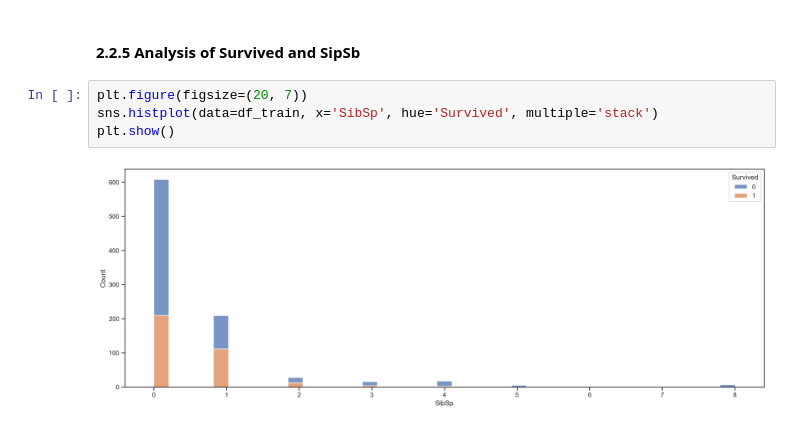
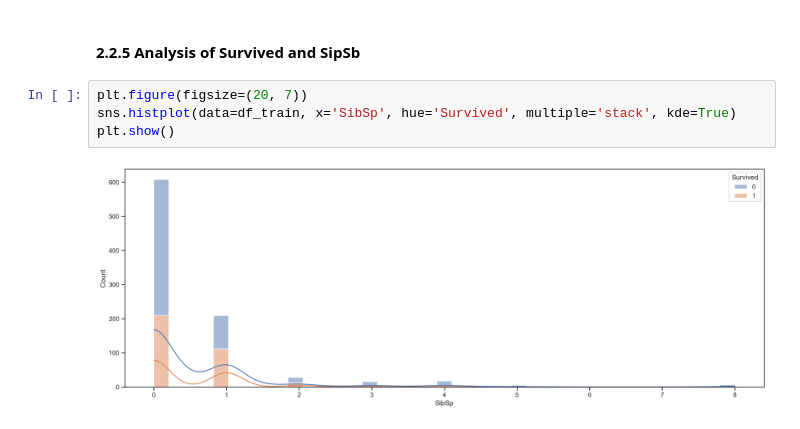
Before and after one commit to sahinozan/Titanic, a Jupyter notebook: titanic.ipynb, the cells around one changed output. Cells and saved outputs as stored; diff of their text form.

```diff
--- a/titanic.ipynb
+++ b/titanic.ipynb
@@ -422,7 +422,7 @@ for i, k in {"C": "Cherbourg", "Q": "Queenstown", "S": "Southampton"}.items():
 #### 2.2.5 Analysis of Survived and SipSb
 # %%
 plt.figure(figsize=(20, 7))
-sns.histplot(data=df_train, x='SibSp', hue='Survived', multiple='stack')
+sns.histplot(data=df_train, x='SibSp', hue='Survived', multiple='stack', kde=True)
 plt.show()
 # %% [output]
-[figure, old version]
+[figure, new version]
```
Also changed, not shown: parts of 6 cells of this notebook.
